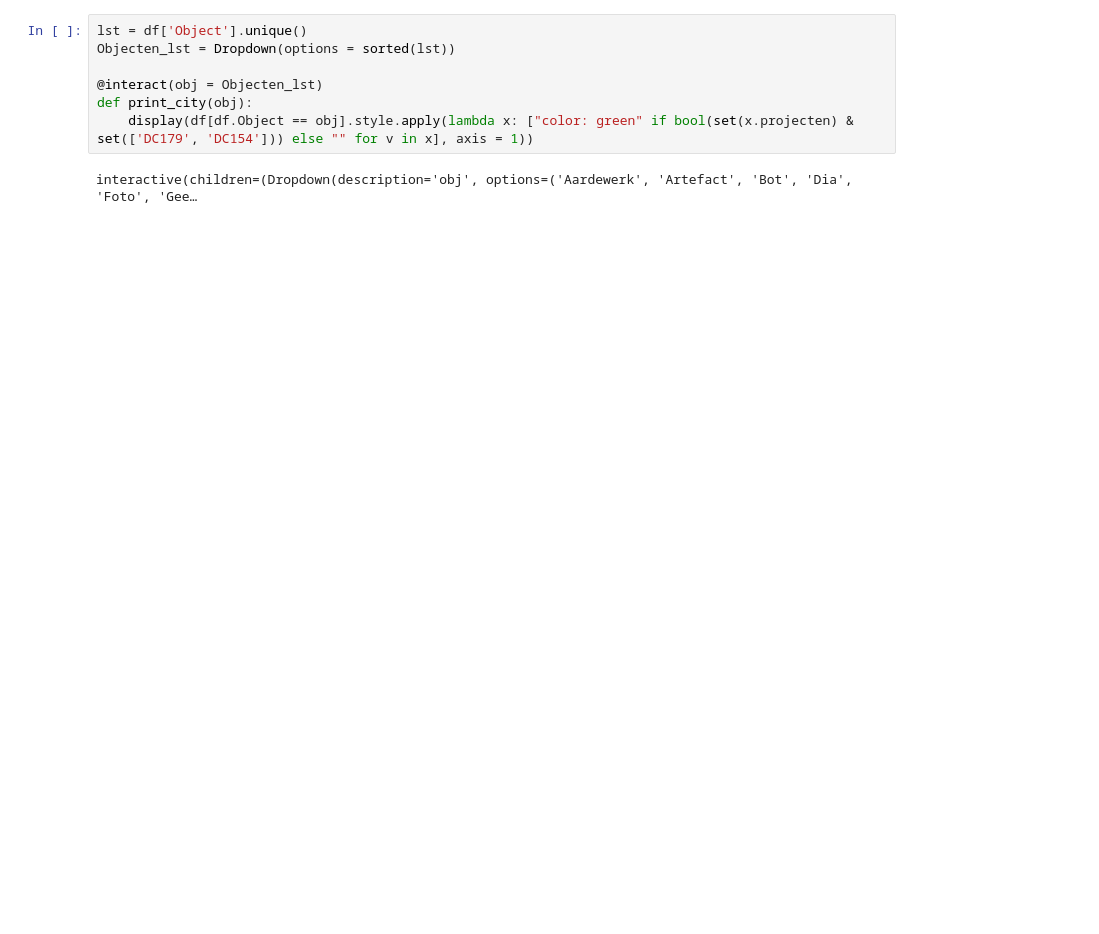
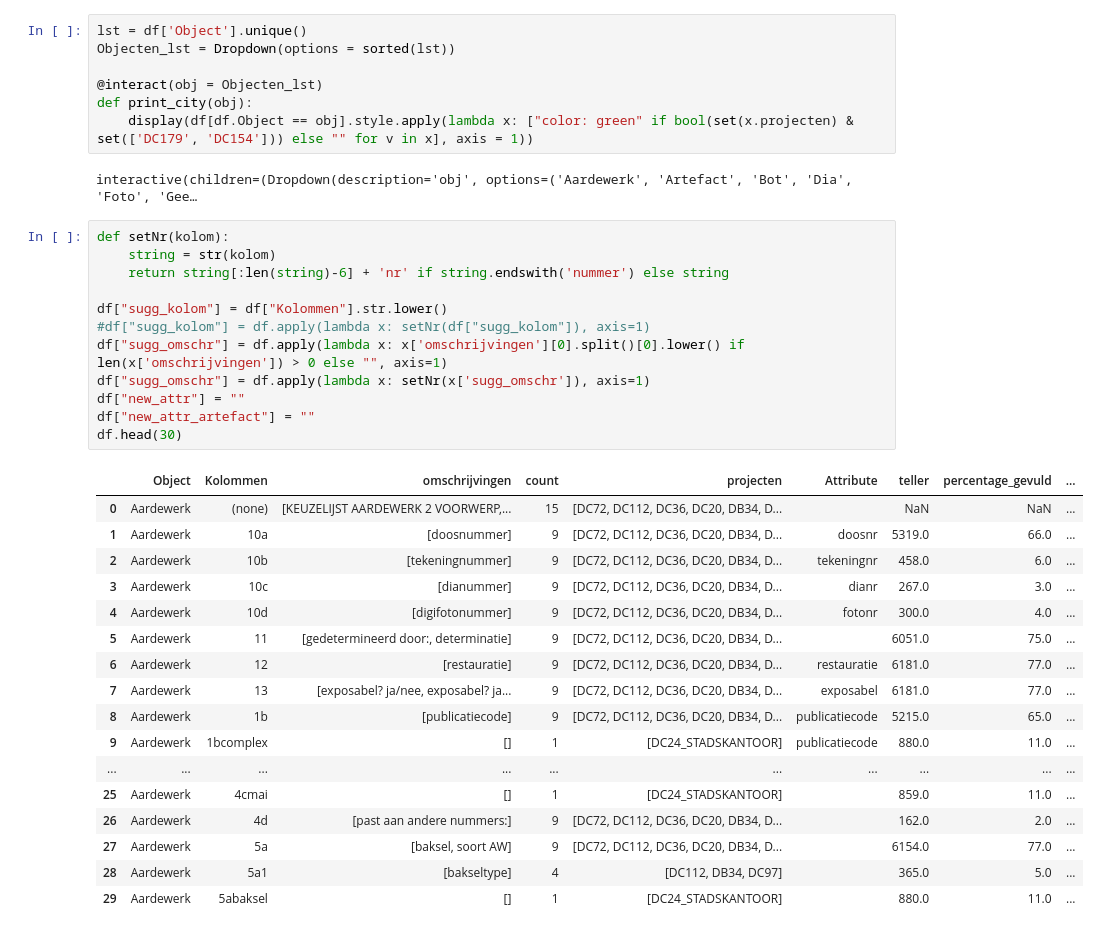
Before and after one commit to brienen/wasstraat_archeologische_data, a Jupyter notebook: notebooks/Analyse_Attributen.ipynb, the cells around one changed output. Saved outputs shown, nothing was run; the diff lists cells and outputs as text; blank space fills up the shorter version.

```diff
--- a/notebooks/Analyse_Attributen.ipynb
+++ b/notebooks/Analyse_Attributen.ipynb
@@ -186,3 +187,33 @@ def print_city(obj):
     display(df[df.Object == obj].style.apply(lambda x: ["color: green" if bool(set(x.projecten) & set(['DC179', 'DC154'])) else "" for v in x], axis = 1))
 # %% [output]
 interactive(children=(Dropdown(description='obj', options=('Aardewerk', 'Artefact', 'Bot', 'Dia', 'Foto', 'Gee…
+# %%
+def setNr(kolom):
+    string = str(kolom)
+    return string[:len(string)-6] + 'nr' if string.endswith('nummer') else string
+
+df["sugg_kolom"] = df["Kolommen"].str.lower()
+#df["sugg_kolom"] = df.apply(lambda x: setNr(df["sugg_kolom"]), axis=1)
+df["sugg_omschr"] = df.apply(lambda x: x['omschrijvingen'][0].split()[0].lower() if len(x['omschrijvingen']) > 0 else "", axis=1)
+df["sugg_omschr"] = df.apply(lambda x: setNr(x['sugg_omschr']), axis=1)
+df["new_attr"] = ""
+df["new_attr_artefact"] = ""
+df.head(30)
+# %% [output]
+|  | Object | Kolommen | omschrijvingen | count | projecten | Attribute | teller | percentage_gevuld | ... |
+| 0 | Aardewerk | (none) | [KEUZELIJST AARDEWERK 2 VOORWERP,... | 15 | [DC72, DC112, DC36, DC20, DB34, D... |  | NaN | NaN | ... |
+| 1 | Aardewerk | 10a | [doosnummer] | 9 | [DC72, DC112, DC36, DC20, DB34, D... | doosnr | 5319.0 | 66.0 | ... |
+| 2 | Aardewerk | 10b | [tekeningnummer] | 9 | [DC72, DC112, DC36, DC20, DB34, D... | tekeningnr | 458.0 | 6.0 | ... |
+| 3 | Aardewerk | 10c | [dianummer] | 9 | [DC72, DC112, DC36, DC20, DB34, D... | dianr | 267.0 | 3.0 | ... |
+| 4 | Aardewerk | 10d | [digifotonummer] | 9 | [DC72, DC112, DC36, DC20, DB34, D... | fotonr | 300.0 | 4.0 | ... |
+| 5 | Aardewerk | 11 | [gedetermineerd door:, determinatie] | 9 | [DC72, DC112, DC36, DC20, DB34, D... |  | 6051.0 | 75.0 | ... |
+| 6 | Aardewerk | 12 | [restauratie] | 9 | [DC72, DC112, DC36, DC20, DB34, D... | restauratie | 6181.0 | 77.0 | ... |
+| 7 | Aardewerk | 13 | [exposabel? ja/nee, exposabel? ja... | 9 | [DC72, DC112, DC36, DC20, DB34, D... | exposabel | 6181.0 | 77.0 | ... |
+| 8 | Aardewerk | 1b | [publicatiecode] | 9 | [DC72, DC112, DC36, DC20, DB34, D... | publicatiecode | 5215.0 | 65.0 | ... |
+| 9 | Aardewerk | 1bcomplex | [] | 1 | [DC24_STADSKANTOOR] | publicatiecode | 880.0 | 11.0 | ... |
+| ... | ... | ... | ... | ... | ... | ... | ... | ... | ... |
+| 25 | Aardewerk | 4cmai | [] | 1 | [DC24_STADSKANTOOR] |  | 859.0 | 11.0 | ... |
+| 26 | Aardewerk | 4d | [past aan andere nummers:] | 9 | [DC72, DC112, DC36, DC20, DB34, D... |  | 162.0 | 2.0 | ... |
+| 27 | Aardewerk | 5a | [baksel, soort AW] | 9 | [DC72, DC112, DC36, DC20, DB34, D... |  | 6154.0 | 77.0 | ... |
+| 28 | Aardewerk | 5a1 | [bakseltype] | 4 | [DC112, DB34, DC97] |  | 365.0 | 5.0 | ... |
+| 29 | Aardewerk | 5abaksel | [] | 1 | [DC24_STADSKANTOOR] |  | 880.0 | 11.0 | ... |
```
Also changed, not shown: parts of 5 cells of this notebook, 13 other files.
